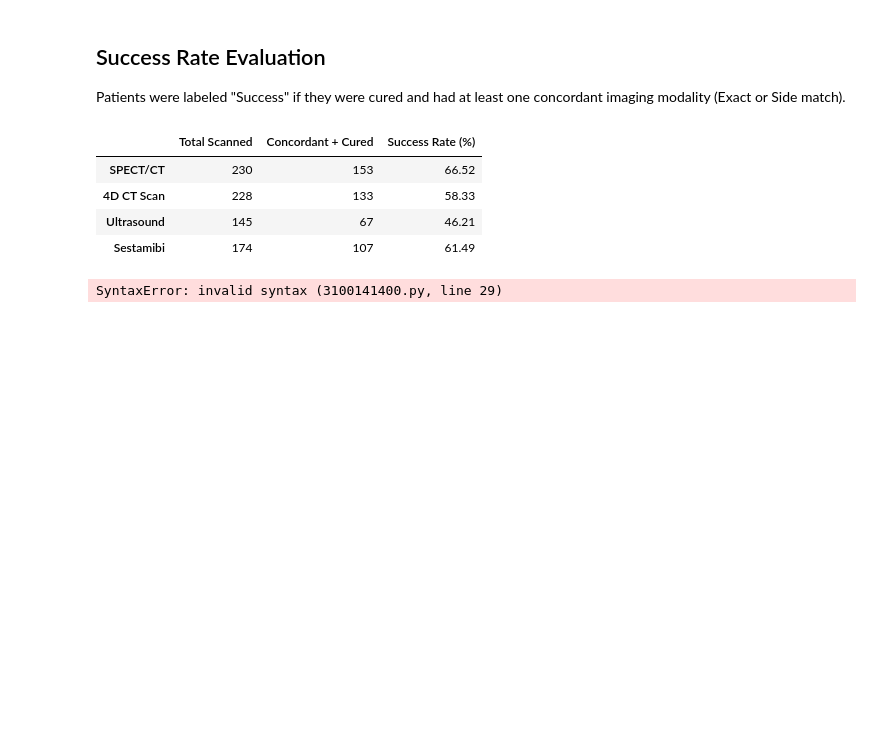
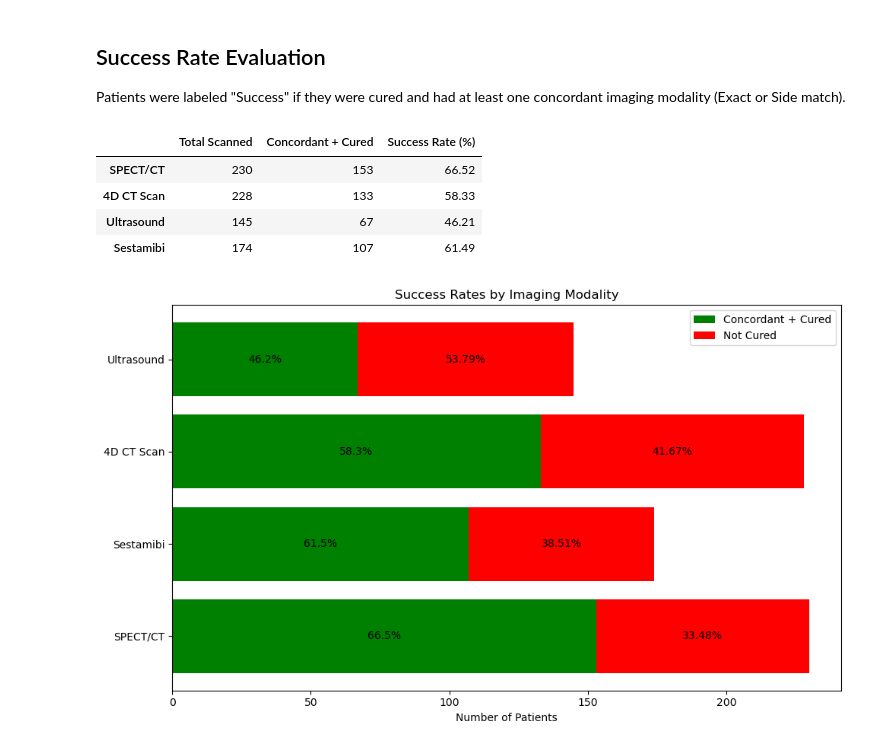
Before and after one commit to Jonah-Schwartz521/parathyroid-imaging-evaluation, a Jupyter notebook: LocalizationRate.ipynb, the cells around one changed output. Cells and saved outputs as stored; diff of their text form; code cells hidden in the pictures; blank space fills up the shorter version.

```diff
--- a/LocalizationRate.ipynb
+++ b/LocalizationRate.ipynb
@@ -168,31 +168,31 @@ display(success_df)
 # %%
 # Sort the existing success_df by success rate and add Not Cured column
 sorted_success_df = success_df.copy()
 sorted_success_df['Not Cured'] = sorted_success_df['Total Scanned'] - sorted_success_df['Concordant + Cured']
 sorted_success_df = sorted_success_df.sort_values('Success Rate (%)', ascending=False)
 
 # Make horizontal bar chart
 plt.figure(figsize=(10, 6))
 
 # Create the bars (using index for modality names)
 plt.barh(sorted_success_df.index, sorted_success_df['Concordant + Cured'], color='green', label='Concordant + Cured')
 plt.barh(sorted_success_df.index, sorted_success_df['Not Cured'], left=sorted_success_df['Concordant + Cured'], color='red', label='Not Cured')
 
 # Add percentage labels
 for i in range(len(sorted_success_df)):
     cured = sorted_success_df.iloc[i]['Concordant + Cured']
     not_cured = sorted_success_df.iloc[i]['Not Cured']
     success_rate = sorted_success_df.iloc[i]['Success Rate (%)']
 
     # Success percentage on green part
     plt.text(cured/2, i, f'{success_rate:.1f}%', ha='center', va='center')
     # Failure percentage on red part
-    plt.text(cured + not_cured/2, i, f'{100 - success_rate:.1f}%', ha='center', va='center')
+    plt.text(cured + not_cured/2, i, f'{100 - success_rate:.2f}%', ha='center', va='center')
 
 plt.xlabel('Number of Patients')
 plt.title('Success Rates by Imaging Modality')
 plt.legend()
 plt.tight_layout()
 plt.show()
 # %% [output]
-SyntaxError: invalid syntax (3100141400.py, line 29)
+[figure, added]
```
Also changed, not shown: parts of 1 cell of this notebook, 2 other files.
